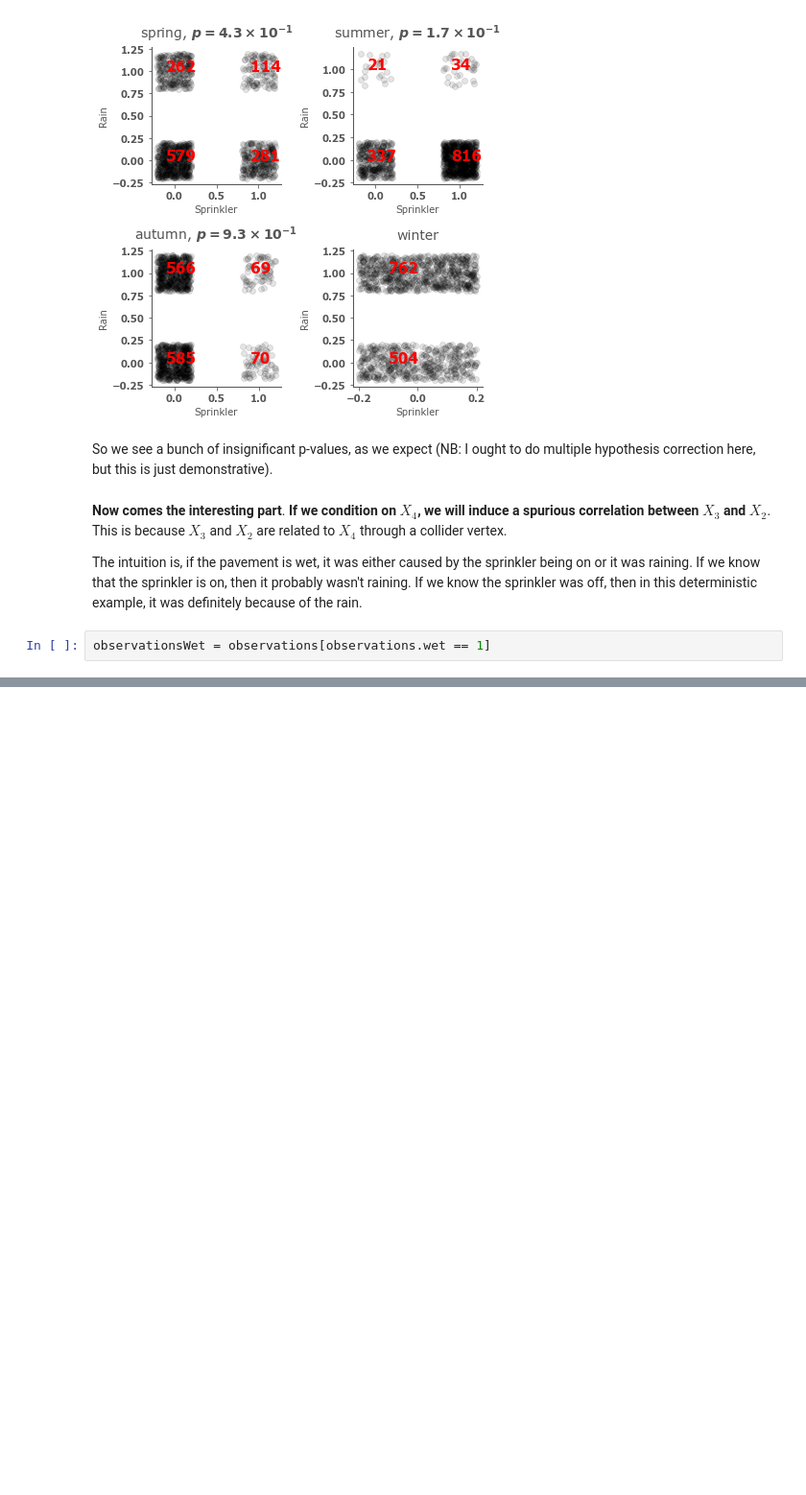
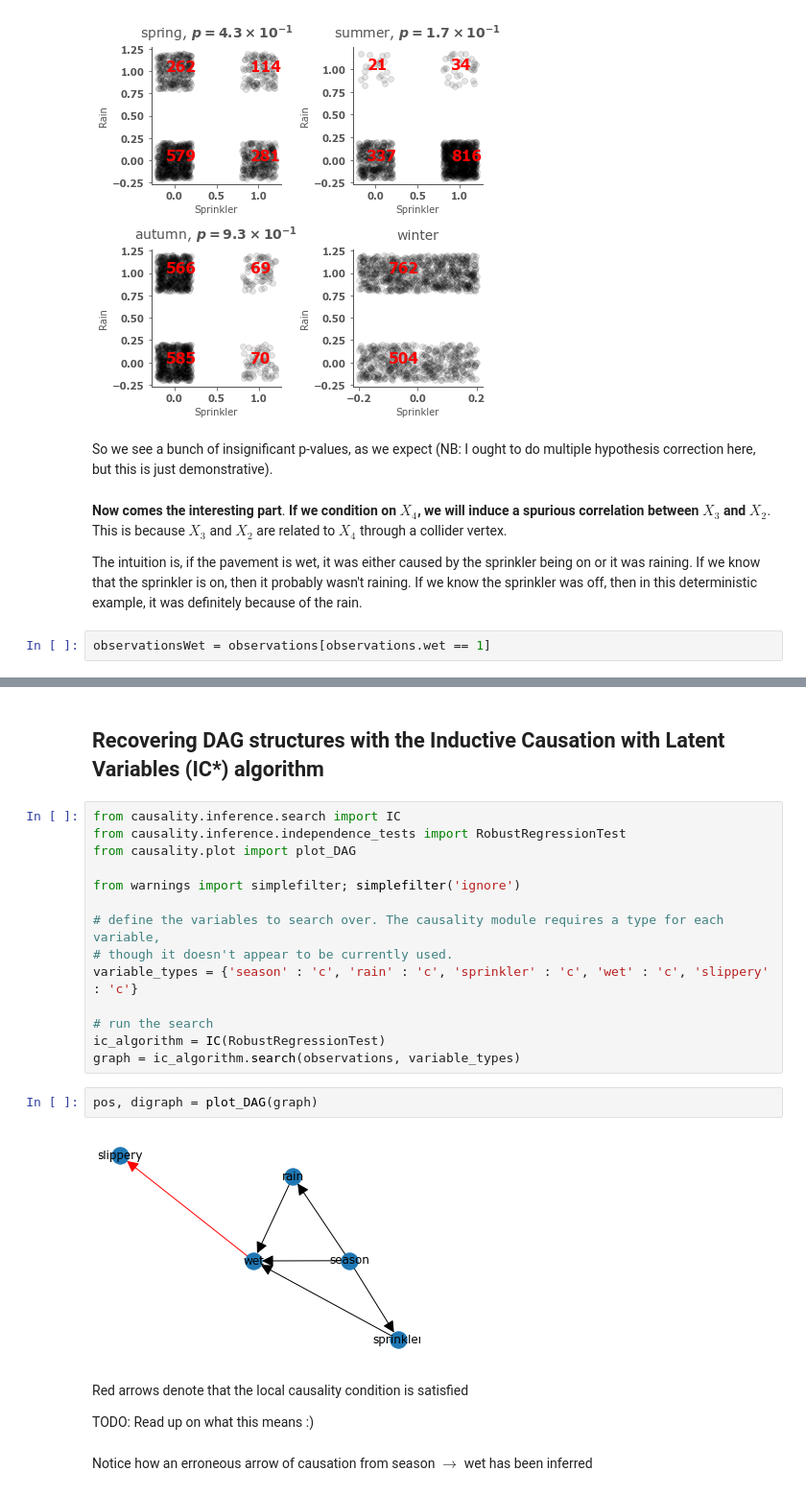
Before and after one commit to jaryaman/ML_demos, a Jupyter notebook: Notebooks/causal_inference.ipynb, the cells around one changed output, grey strips where cells are left out. Shown at 96% size. Saved outputs shown, nothing was run; the diff lists cells and outputs as text; blank space fills up the shorter version.

Commit message:
004 causality package demo (#5)
* Tactical commit

* Demonstrate IC algorithm with causality module

```diff
--- a/Notebooks/causal_inference.ipynb
+++ b/Notebooks/causal_inference.ipynb
@@ -153,0 +154,26 @@ Text(0, 0.5, 'Rain | wet')
+# %% [markdown]
+## Recovering DAG structures with the Inductive Causation with Latent Variables (IC*) algorithm
+# %%
+from causality.inference.search import IC
+from causality.inference.independence_tests import RobustRegressionTest
+from causality.plot import plot_DAG
+
+from warnings import simplefilter; simplefilter('ignore')
+
+# define the variables to search over. The causality module requires a type for each variable,
+# though it doesn't appear to be currently used.
+variable_types = {'season' : 'c', 'rain' : 'c', 'sprinkler' : 'c', 'wet' : 'c', 'slippery' : 'c'}
+
+# run the search
+ic_algorithm = IC(RobustRegressionTest)
+graph = ic_algorithm.search(observations, variable_types)
+# %%
+pos, digraph = plot_DAG(graph)
+# %% [output]
+[figure, added]
+# %% [markdown]
+Red arrows denote that the local causality condition is satisfied
+
+TODO: Read up on what this means :)
+# %% [markdown]
+Notice how an erroneous arrow of causation from season $\rightarrow$ wet has been inferred
```
Also changed, not shown: parts of 1 cell of this notebook, 3 other files.
